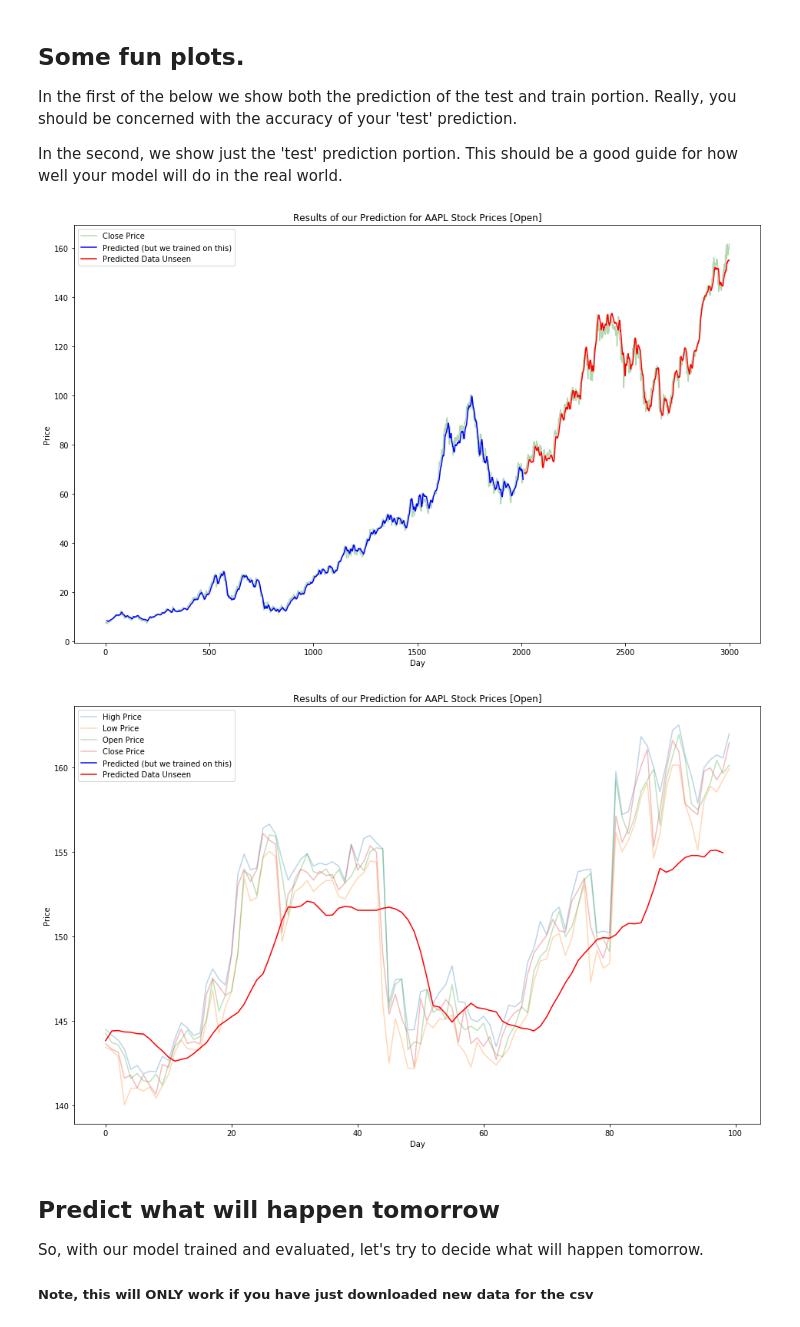
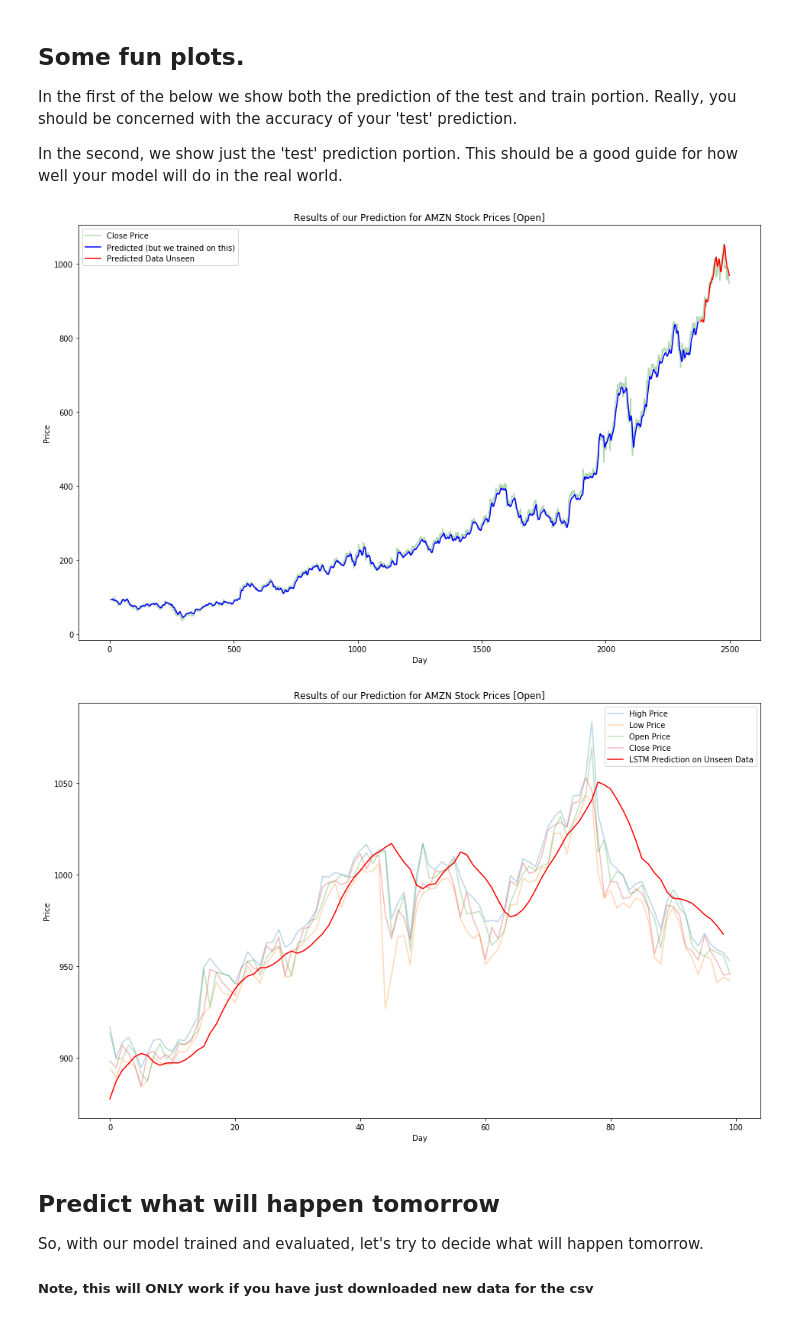
Before and after one commit to matthewwicker/DeepMarketModels, a Jupyter notebook: DeepMarketModels.ipynb, the cells around one changed output. Drawn from its saved outputs; the diff is of its cells as text; code cells hidden in the pictures.

Commit message:
Refined Architecture, Trained All Networks, Added Some Figures

```diff
--- a/DeepMarketModels.ipynb
+++ b/DeepMarketModels.ipynb
@@ -44,7 +44,7 @@ import os
 
 np.random.seed(5)
 look_back = 7
-epochs = 60
+epochs = 100
 batch_size = 32
 
 #===========================================================
@@ -52,7 +52,7 @@ batch_size = 32
 #===========================================================
 
 # Here is the path to your finacial data from Yahoo:
-STOCK_TO_USE = "AAPL"
+STOCK_TO_USE = "AMZN"
 DATA_PATH = "FinData/" + STOCK_TO_USE + ".csv"
 MODEL_JSON_PATH = "FinModels/" + STOCK_TO_USE + ".json"
 MODEL_WEIGHT_PATH = "FinModels/" + STOCK_TO_USE + ".h5"
@@ -106,11 +106,11 @@ close_of_data = np.asarray([i.close for i in data_entries])
 high_of_data = np.asarray([i.high for i in data_entries])
 low_of_data = np.asarray([i.low for i in data_entries])
 
-dates_of_data = dates_of_data[-3000:]
-open_of_data = open_of_data[-3000:]
-close_of_data = close_of_data[-3000:]
-high_of_data = high_of_data[-3000:]
-low_of_data = low_of_data[-3000:]
+dates_of_data = dates_of_data[-2500:]
+open_of_data = open_of_data[-2500:]
+close_of_data = close_of_data[-2500:]
+high_of_data = high_of_data[-2500:]
+low_of_data = low_of_data[-2500:]
 
 plt.title("Prices for %s Stocks"%(STOCK_TO_USE))
 plt.xlabel("Day")
@@ -160,7 +160,7 @@ stock_prices = stock_prices.reshape(len(stock_prices), 1)
 scaler = MinMaxScaler(feature_range=(0, 1))
 stock_prices = scaler.fit_transform(stock_prices)
 
-train_size = int(len(stock_prices) * 0.67)
+train_size = int(len(stock_prices) * 0.95)
 test_size = len(stock_prices) - train_size
 train, test = stock_prices[0:train_size,:], stock_prices[train_size:len(stock_prices),:]
 
@@ -193,7 +193,7 @@ Here is the definition of the Keras model. This is a very simple model. By all m
 # create and fit the LSTM network
 layers = [1,look_back,1]
 model = Sequential()
-d = 0.3
+d = 0.1
 model = Sequential()
 model.add(LSTM(32, input_shape=(layers[1], layers[0]), return_sequences=False))
 model.add(Dropout(d))
@@ -297,23 +297,23 @@ predict_test, = plt.plot(testPredictPlot, label='Predicted Data Unseen', color='
 plt.legend(handles=[c, predict_train, predict_test])
 plt.show()
 # %% [output]
-[figure, old version]
+[figure, new version]
 # %%
 # plot baseline and predictions
 plt.clf()
 plt.title("Results of our Prediction for %s Stock Prices [Open]"%(STOCK_TO_USE))
 plt.xlabel("Day")
 plt.ylabel("Price")
 test_size = 100
 h, = plt.plot(high_of_data[-test_size:], label='High Price', alpha=0.3)
 l, = plt.plot(low_of_data[-test_size:], label='Low Price', alpha=0.3)
 o, = plt.plot(open_of_data[-test_size:], label='Open Price', alpha=0.3)
 c, = plt.plot(close_of_data[-test_size:], label='Close Price',alpha=0.3)
-predict_test, = plt.plot(testPredictPlot[-test_size:], label='Predicted Data Unseen', color='r')
-plt.legend(handles=[h, l, o, c, predict_train, predict_test])
+predict_test, = plt.plot(testPredictPlot[-test_size:], label='LSTM Prediction on Unseen Data', color='r')
+plt.legend(handles=[h, l, o, c, predict_test])
 plt.show()
 # %% [output]
-[figure, old version]
+[figure, new version]
 # %% [markdown]
 ## Predict what will happen tomorrow
 
```
Also changed, not shown: parts of 8 cells of this notebook, 41 other files.
